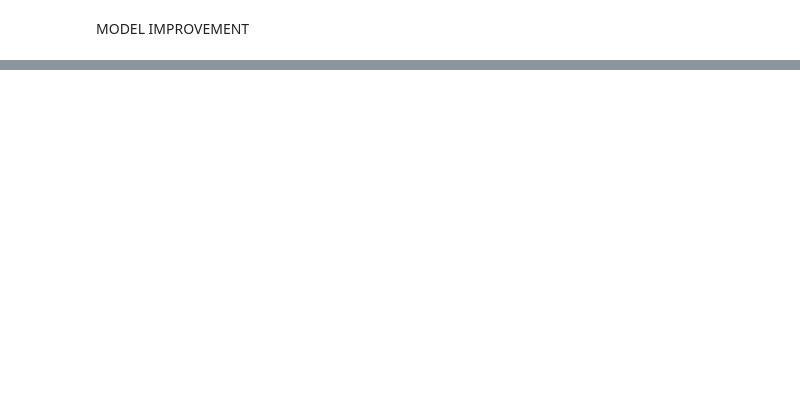
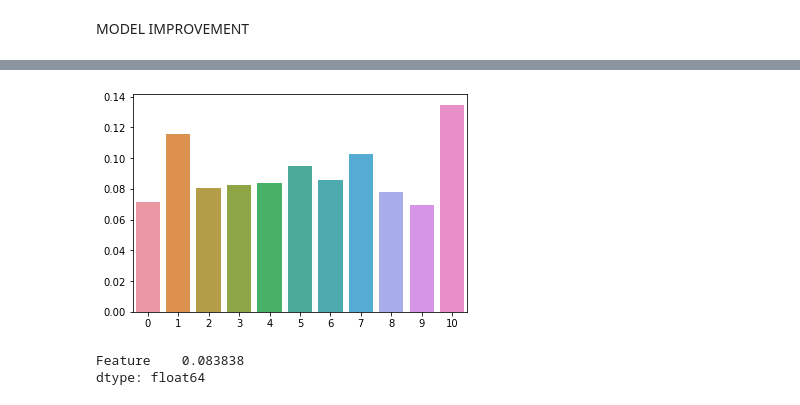
Before and after one commit to YanaOrf/BlueBerryWinery, a Jupyter notebook: ML_WHITE_3_BlueBerryWinery.ipynb, the cells around one changed output, grey strips where cells are left out. Cells and saved outputs as stored; diff of their text form; code cells hidden in the pictures; blank space fills up the shorter version.

```diff
--- a/ML_WHITE_3_BlueBerryWinery.ipynb
+++ b/ML_WHITE_3_BlueBerryWinery.ipynb
@@ -361,7 +362,7 @@ weighted avg       0.81      0.81      0.80       980
 MODEL IMPROVEMENT
 # %%
 #get importance
-importance = RF.coef_[0]
+importance = RF.feature_importances_
 for i,v in enumerate(importance):
     print('Feature: %0d, Score: %.5f' % (i,v))
 # %% [output]
@@ -368,0 +382,5 @@ AttributeError: 'RandomForestClassifier' object has no attribute 'coef_'
+# %%
+sns.barplot([x for x in range(len(importance))],importance)
+plt.show()
+# %% [output]
+[figure, added]
@@ -368,0 +393,5 @@ AttributeError: 'RandomForestClassifier' object has no attribute 'coef_'
+# %%
+Importance_DF.median()
+# %% [output]
+Feature    0.083838
+dtype: float64
```
Also changed, not shown: parts of 10 cells of this notebook, 6 other files.
